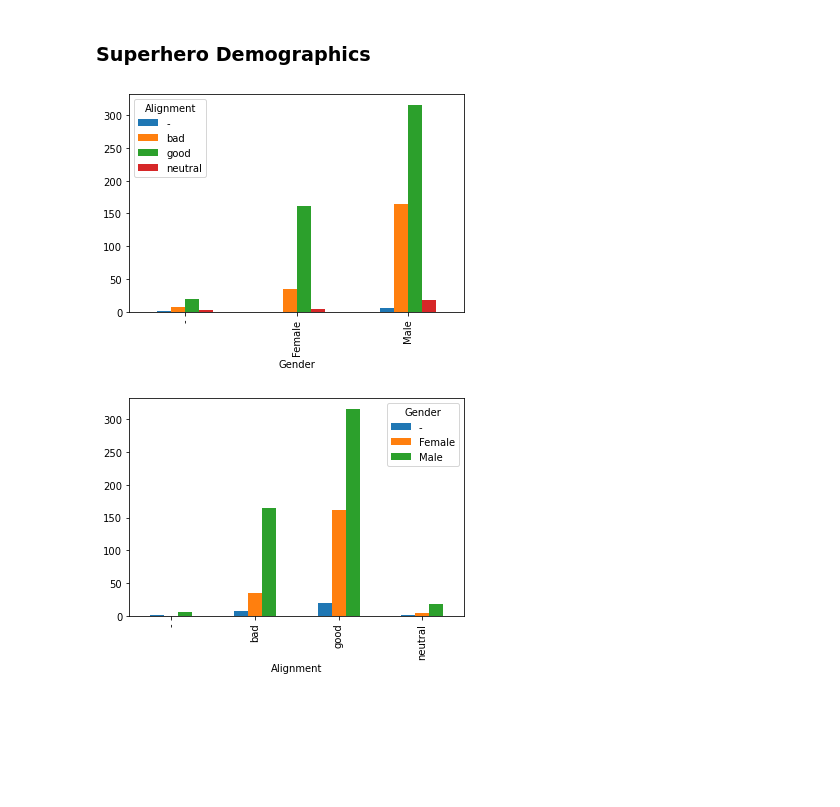
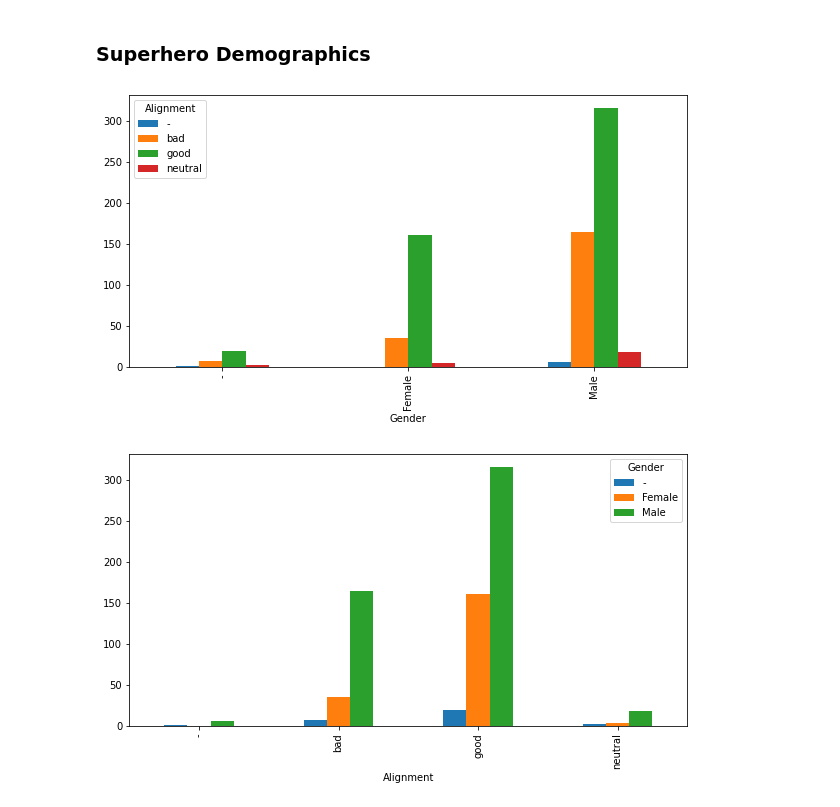
Before and after one commit to caroperez/Statistical_studies, a Jupyter notebook: Comic_characters.ipynb, the cells around one changed output. Saved outputs shown, nothing was run; the diff lists cells and outputs as text; code cells hidden in the pictures; blank space fills up the shorter version.

```diff
--- a/Comic_characters.ipynb
+++ b/Comic_characters.ipynb
@@ -53,22 +53,22 @@ plt.show()
 # %%
 # magic command for ploting
 %matplotlib inline
 
 # data for plot
 data = chart_general_desc[['Gender', 'Alignment']]
 
 # data and plot definition
-data.groupby(['Gender','Alignment']).size().unstack('Alignment').plot.bar()
+data.groupby(['Gender','Alignment']).size().unstack('Alignment').plot.bar(figsize= (10, 5))
 
 # show plot
 plt.show()
 # %% [output]
-[figure, old version]
+[figure, new version]
 # %%
 # data and plot definition
-data.groupby(['Gender','Alignment']).size().unstack('Gender').plot.bar()
+data.groupby(['Gender','Alignment']).size().unstack('Gender').plot.bar(figsize= (10, 5))
 
 # show plot
 plt.show()
 # %% [output]
-[figure, old version]
+[figure, new version]
```
Also changed, not shown: parts of 2 cells of this notebook.
